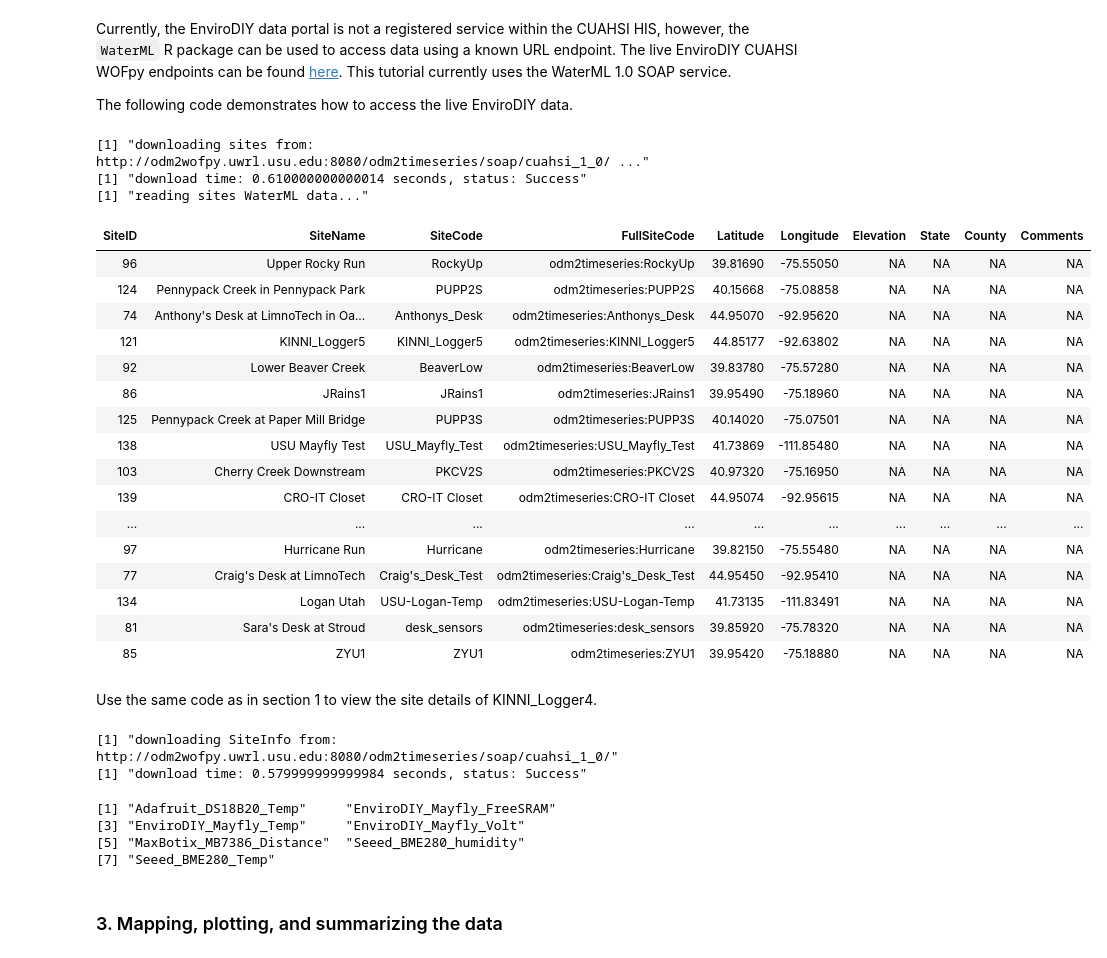
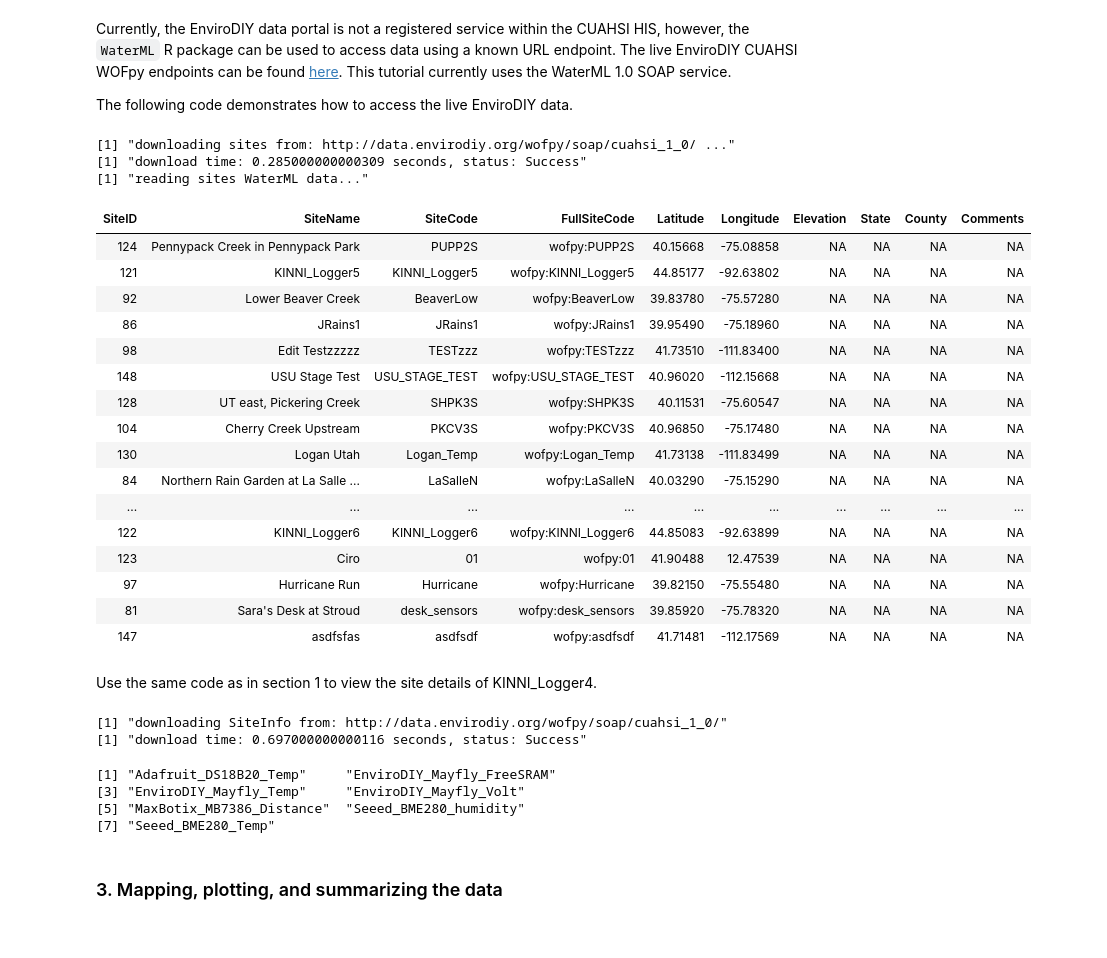
Before and after one commit to BiG-CZ/BiG-CZ-Toolbox, a Jupyter notebook: ipynotebooks/EnviroDIY_Rnotebook.ipynb, the cells around one changed output. Drawn from its saved outputs; the diff is of its cells as text; code cells hidden in the pictures.

```diff
--- a/ipynotebooks/EnviroDIY_Rnotebook.ipynb
+++ b/ipynotebooks/EnviroDIY_Rnotebook.ipynb
@@ -177,38 +174,38 @@ Currently, the EnviroDIY data portal is not a registered service within the CUAH
 
 The following code demonstrates how to access the live EnviroDIY data.
 # %%
-server <- "http://odm2wofpy.uwrl.usu.edu:8080/odm2timeseries/soap/cuahsi_1_0/.wsdl"
+server <- "http://data.envirodiy.org/wofpy/soap/cuahsi_1_0/.wsdl"
 sites <- GetSites(server)
 sites
 # %% [output]
-[1] "downloading sites from: http://odm2wofpy.uwrl.usu.edu:8080/odm2timeseries/soap/cuahsi_1_0/ ..."
-[1] "download time: 0.610000000000014 seconds, status: Success"
+[1] "downloading sites from: http://data.envirodiy.org/wofpy/soap/cuahsi_1_0/ ..."
+[1] "download time: 0.285000000000309 seconds, status: Success"
 [1] "reading sites WaterML data..."
 | SiteID | SiteName | SiteCode | FullSiteCode | Latitude | Longitude | Elevation | State | County | Comments |
-| 96 | Upper Rocky Run | RockyUp | odm2timeseries:RockyUp | 39.81690 | -75.55050 | NA | NA | NA | NA |
-| 124 | Pennypack Creek in Pennypack Park | PUPP2S | odm2timeseries:PUPP2S | 40.15668 | -75.08858 | NA | NA | NA | NA |
-| 74 | Anthony's Desk at LimnoTech in Oa... | Anthonys_Desk | odm2timeseries:Anthonys_Desk | 44.95070 | -92.95620 | NA | NA | NA | NA |
-| 121 | KINNI_Logger5 | KINNI_Logger5 | odm2timeseries:KINNI_Logger5 | 44.85177 | -92.63802 | NA | NA | NA | NA |
-| 92 | Lower Beaver Creek | BeaverLow | odm2timeseries:BeaverLow | 39.83780 | -75.57280 | NA | NA | NA | NA |
-| 86 | JRains1 | JRains1 | odm2timeseries:JRains1 | 39.95490 | -75.18960 | NA | NA | NA | NA |
-| 125 | Pennypack Creek at Paper Mill Bridge | PUPP3S | odm2timeseries:PUPP3S | 40.14020 | -75.07501 | NA | NA | NA | NA |
-| 138 | USU Mayfly Test | USU_Mayfly_Test | odm2timeseries:USU_Mayfly_Test | 41.73869 | -111.85480 | NA | NA | NA | NA |
-| 103 | Cherry Creek Downstream | PKCV2S | odm2timeseries:PKCV2S | 40.97320 | -75.16950 | NA | NA | NA | NA |
-| 139 | CRO-IT Closet | CRO-IT Closet | odm2timeseries:CRO-IT Closet | 44.95074 | -92.95615 | NA | NA | NA | NA |
+| 124 | Pennypack Creek in Pennypack Park | PUPP2S | wofpy:PUPP2S | 40.15668 | -75.08858 | NA | NA | NA | NA |
+| 121 | KINNI_Logger5 | KINNI_Logger5 | wofpy:KINNI_Logger5 | 44.85177 | -92.63802 | NA | NA | NA | NA |
+| 92 | Lower Beaver Creek | BeaverLow | wofpy:BeaverLow | 39.83780 | -75.57280 | NA | NA | NA | NA |
+| 86 | JRains1 | JRains1 | wofpy:JRains1 | 39.95490 | -75.18960 | NA | NA | NA | NA |
+| 98 | Edit Testzzzzz | TESTzzz | wofpy:TESTzzz | 41.73510 | -111.83400 | NA | NA | NA | NA |
+| 148 | USU Stage Test | USU_STAGE_TEST | wofpy:USU_STAGE_TEST | 40.96020 | -112.15668 | NA | NA | NA | NA |
+| 128 | UT east, Pickering Creek | SHPK3S | wofpy:SHPK3S | 40.11531 | -75.60547 | NA | NA | NA | NA |
+| 104 | Cherry Creek Upstream | PKCV3S | wofpy:PKCV3S | 40.96850 | -75.17480 | NA | NA | NA | NA |
+| 130 | Logan Utah | Logan_Temp | wofpy:Logan_Temp | 41.73138 | -111.83499 | NA | NA | NA | NA |
+| 84 | Northern Rain Garden at La Salle ... | LaSalleN | wofpy:LaSalleN | 40.03290 | -75.15290 | NA | NA | NA | NA |
 | ... | ... | ... | ... | ... | ... | ... | ... | ... | ... |
-| 97 | Hurricane Run | Hurricane | odm2timeseries:Hurricane | 39.82150 | -75.55480 | NA | NA | NA | NA |
-| 77 | Craig's Desk at LimnoTech | Craig's_Desk_Test | odm2timeseries:Craig's_Desk_Test | 44.95450 | -92.95410 | NA | NA | NA | NA |
-| 134 | Logan Utah | USU-Logan-Temp | odm2timeseries:USU-Logan-Temp | 41.73135 | -111.83491 | NA | NA | NA | NA |
-| 81 | Sara's Desk at Stroud | desk_sensors | odm2timeseries:desk_sensors | 39.85920 | -75.78320 | NA | NA | NA | NA |
-| 85 | ZYU1 | ZYU1 | odm2timeseries:ZYU1 | 39.95420 | -75.18880 | NA | NA | NA | NA |
+| 122 | KINNI_Logger6 | KINNI_Logger6 | wofpy:KINNI_Logger6 | 44.85083 | -92.63899 | NA | NA | NA | NA |
+| 123 | Ciro | 01 | wofpy:01 | 41.90488 | 12.47539 | NA | NA | NA | NA |
+| 97 | Hurricane Run | Hurricane | wofpy:Hurricane | 39.82150 | -75.55480 | NA | NA | NA | NA |
+| 81 | Sara's Desk at Stroud | desk_sensors | wofpy:desk_sensors | 39.85920 | -75.78320 | NA | NA | NA | NA |
+| 147 | asdfsfas | asdfsdf | wofpy:asdfsdf | 41.71481 | -112.17569 | NA | NA | NA | NA |
 # %% [markdown]
 Use the same code as in section 1 to view the site details of KINNI_Logger4.
 # %%
-siteinfo <- GetSiteInfo(server, "odm2timeseries:KINNI_Logger1")
+siteinfo <- GetSiteInfo(server, "wofpy:KINNI_Logger1")
 levels(as.factor(siteinfo$VariableCode))
 # %% [output]
-[1] "downloading SiteInfo from: http://odm2wofpy.uwrl.usu.edu:8080/odm2timeseries/soap/cuahsi_1_0/"
-[1] "download time: 0.579999999999984 seconds, status: Success"
+[1] "downloading SiteInfo from: http://data.envirodiy.org/wofpy/soap/cuahsi_1_0/"
+[1] "download time: 0.697000000000116 seconds, status: Success"
 [1] "Adafruit_DS18B20_Temp"     "EnviroDIY_Mayfly_FreeSRAM"
 [3] "EnviroDIY_Mayfly_Temp"     "EnviroDIY_Mayfly_Volt"
 [5] "MaxBotix_MB7386_Distance"  "Seeed_BME280_humidity"
```
Also changed, not shown: parts of 31 cells of this notebook.
